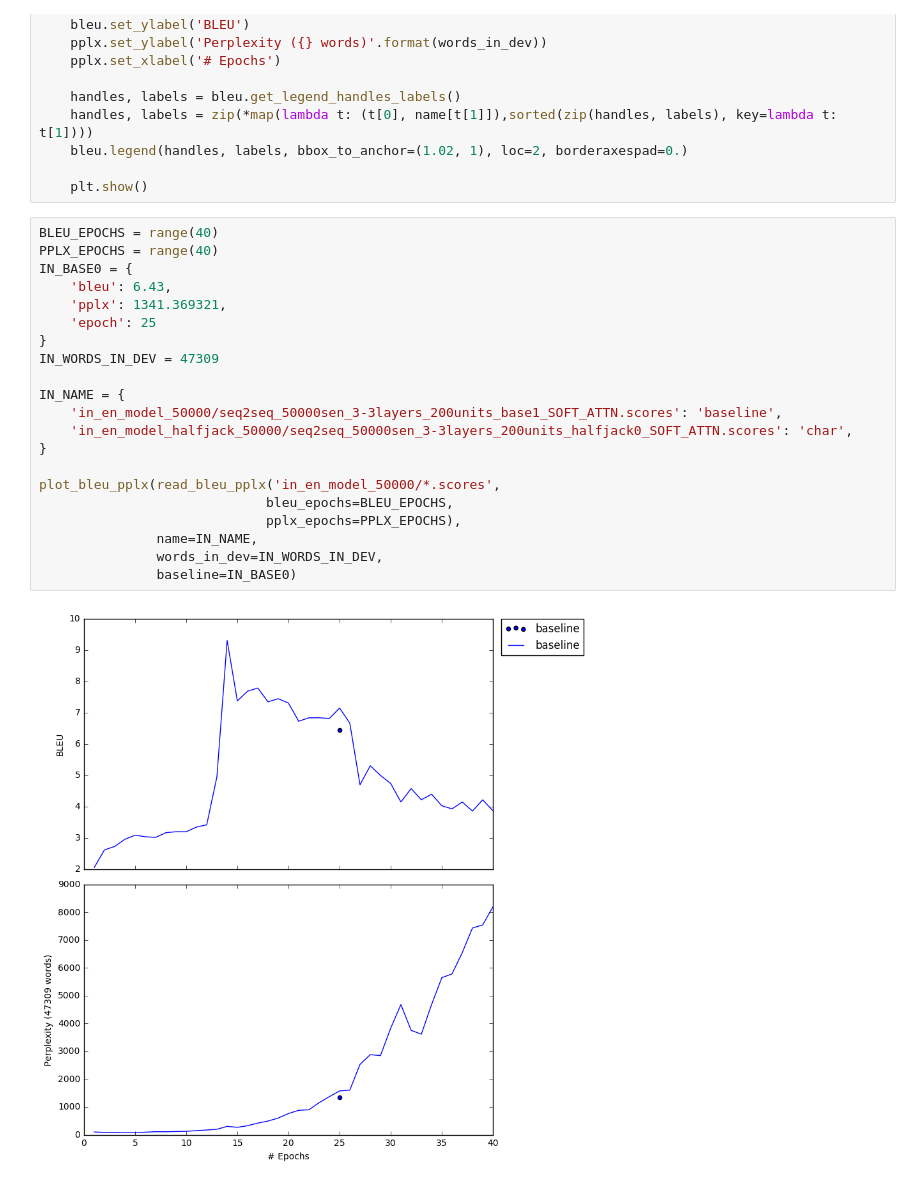
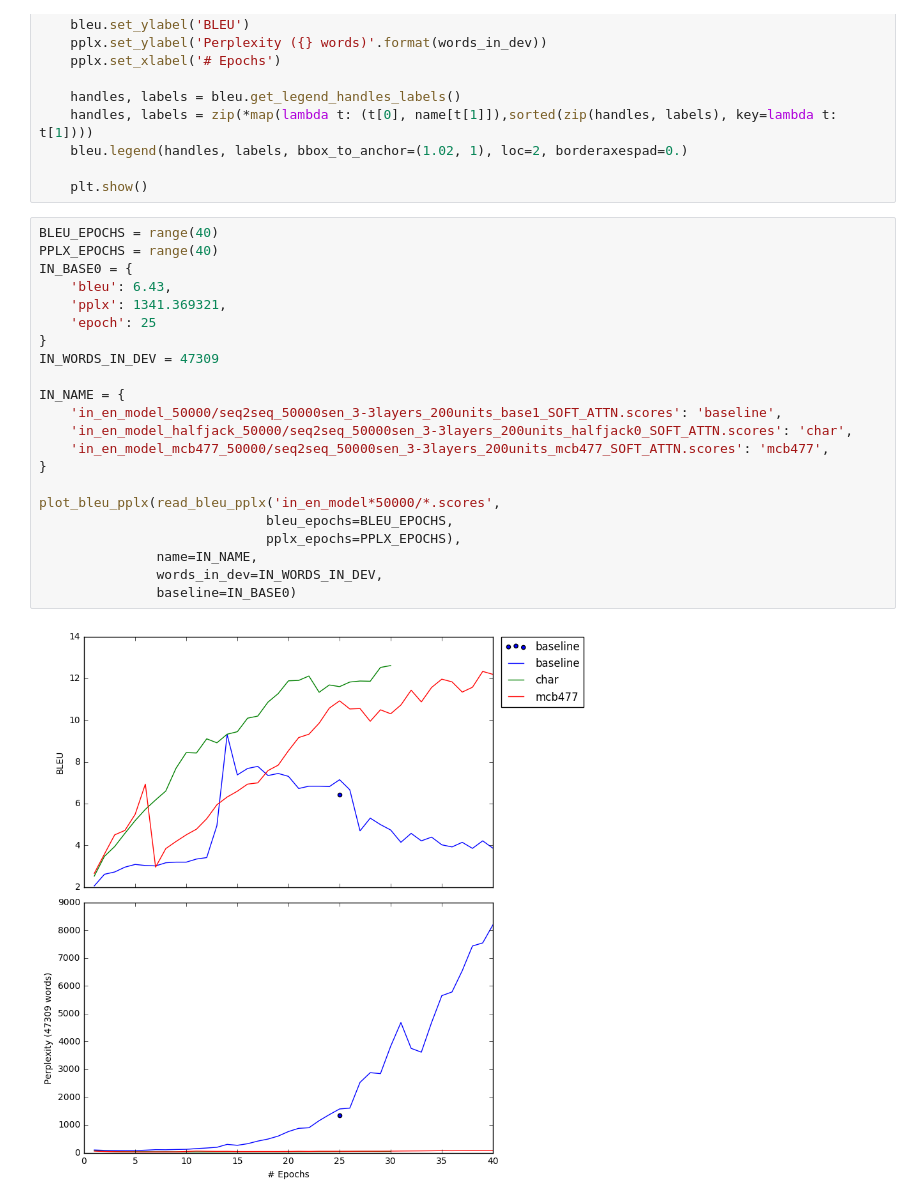
Before and after one commit to wenkokke/UoE-MT3-NMT, a Jupyter notebook: plot_bleu_pplx.ipynb, the cells around one changed output. Cells and saved outputs as stored; diff of their text form.

Commit message:
Regenerated blue/pplx graph

```diff
--- a/plot_bleu_pplx.ipynb
+++ b/plot_bleu_pplx.ipynb
@@ -59,23 +59,24 @@ def plot_bleu_pplx(data,name,words_in_dev,baseline=None):
 # %%
 BLEU_EPOCHS = range(40)
 PPLX_EPOCHS = range(40)
 IN_BASE0 = {
     'bleu': 6.43,
     'pplx': 1341.369321,
     'epoch': 25
 }
 IN_WORDS_IN_DEV = 47309
 
 IN_NAME = {
     'in_en_model_50000/seq2seq_50000sen_3-3layers_200units_base1_SOFT_ATTN.scores': 'baseline',
     'in_en_model_halfjack_50000/seq2seq_50000sen_3-3layers_200units_halfjack0_SOFT_ATTN.scores': 'char',
+    'in_en_model_mcb477_50000/seq2seq_50000sen_3-3layers_200units_mcb477_SOFT_ATTN.scores': 'mcb477',
 }
 
-plot_bleu_pplx(read_bleu_pplx('in_en_model_50000/*.scores',
+plot_bleu_pplx(read_bleu_pplx('in_en_model*50000/*.scores',
                              bleu_epochs=BLEU_EPOCHS,
                              pplx_epochs=PPLX_EPOCHS),
                name=IN_NAME,
                words_in_dev=IN_WORDS_IN_DEV,
                baseline=IN_BASE0)
 # %% [output]
-[figure, old version]
+[figure, new version]
```
Also changed, not shown: 5 other files.
